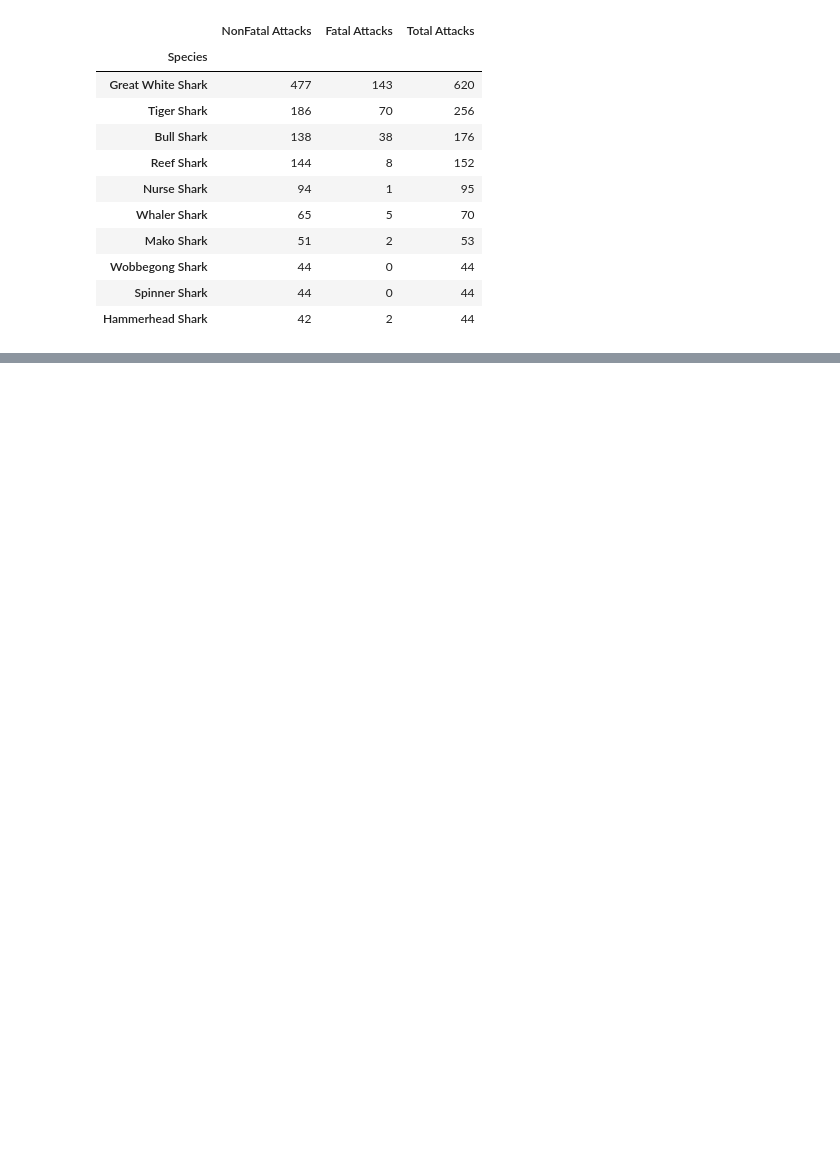
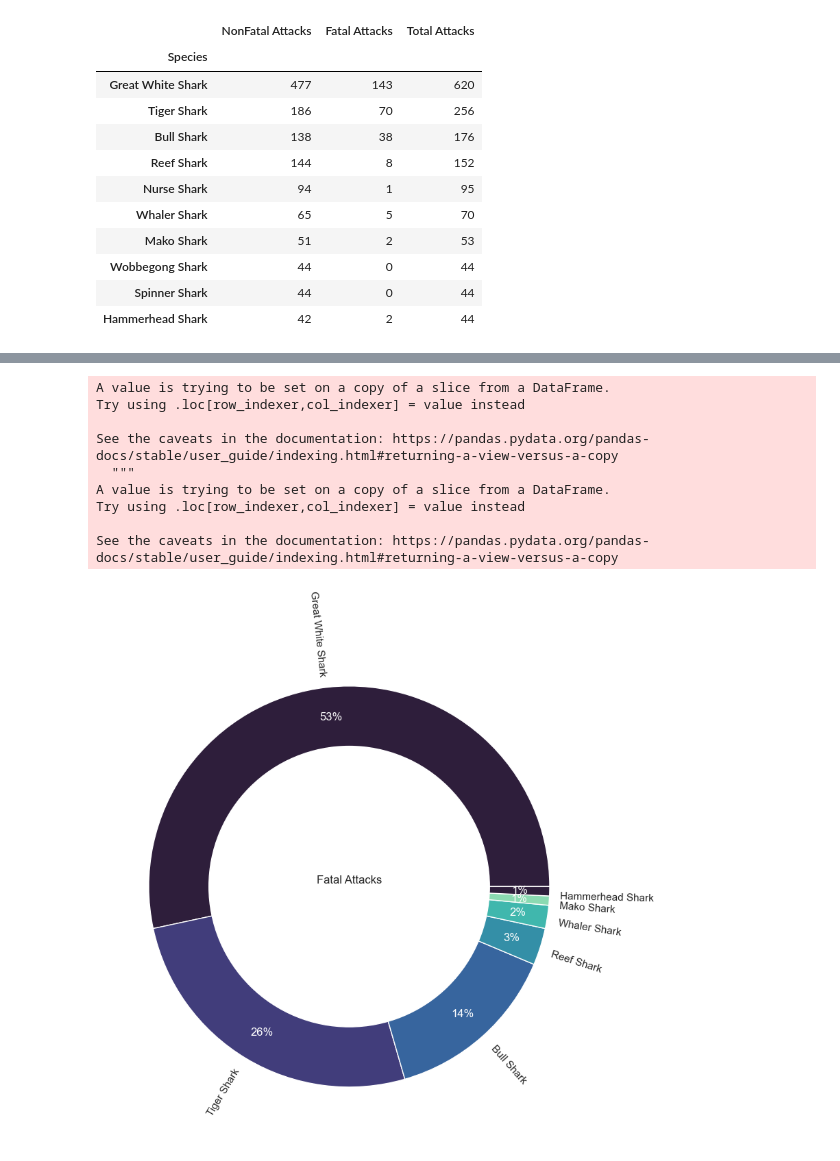
Before and after one commit to casoncalvet/PandasSunshineAndRainbows, a Jupyter notebook: my-code/Project1_Main.ipynb, the cells around one changed output, grey strips where cells are left out. Drawn from its saved outputs; the diff is of its cells as text; code cells hidden in the pictures; blank space fills up the shorter version.

```diff
--- a/my-code/Project1_Main.ipynb
+++ b/my-code/Project1_Main.ipynb
@@ -275,0 +265,50 @@ plt.savefig('DonutChart.png',bbox_inches="tight")
+# %%
+## Fatal vs Nonfatal Attacks
+
+FvsN10
+
+FvsN10['NonFatalpor']= FvsN10['NonFatal Attacks'].div(FvsN10['Total Attacks'])
+FvsN10['Fatalpor']= FvsN10['Fatal Attacks'].div(FvsN10['Total Attacks'])
+
+
+nozeropercent= FvsN10['Fatal Attacks'].loc[~(FvsN10==0).any(axis=1)]
+
+
+def DonutChart2():
+    """
+    Creates Donut Graph of incident frequency among species
+    """
+    fig, ax= plt.subplots(1)
+    plt.rcParams["figure.figsize"] = (8,8)
+    colors = sns.color_palette("mako")
+    plt.tight_layout()
+    ax.axis('equal')
+    trydis= FvsN10['Fatal Attacks'].loc[~(FvsN10==0|1).any(axis=1)]
+    patches, texts, autotexts= plt.pie(x= nozeropercent,
+                                       labels = nozeropercent.index, colors=colors,
+                                       rotatelabels= 0.25,
+                                       autopct='%0.0f%%',
+                                       pctdistance=0.85,
+                                       labeldistance=1.05)
+
+    [autotexts.set_color('white') for autotexts in autotexts]
+
+    circle = plt.Circle( (0,0), 0.7, color='white')
+    p=plt.gcf()
+    p.gca().add_artist(circle)
+    plt.title('Fatal Attacks', pad=-260)
+    #plt.savefig('DonutChart2.png',bbox_inches="tight")
+    return plt.show()
+DonutChart2()
+plt.savefig('DonutChart2.png',bbox_inches="tight")
+# %% [output]
+A value is trying to be set on a copy of a slice from a DataFrame.
+Try using .loc[row_indexer,col_indexer] = value instead
+
+See the caveats in the documentation: https://pandas.pydata.org/pandas-docs/stable/user_guide/indexing.html#returning-a-view-versus-a-copy
+  """
+A value is trying to be set on a copy of a slice from a DataFrame.
+Try using .loc[row_indexer,col_indexer] = value instead
+
+See the caveats in the documentation: https://pandas.pydata.org/pandas-docs/stable/user_guide/indexing.html#returning-a-view-versus-a-copy
+[figure, added]
```
Also changed, not shown: parts of 8 cells of this notebook, 6 other files.
